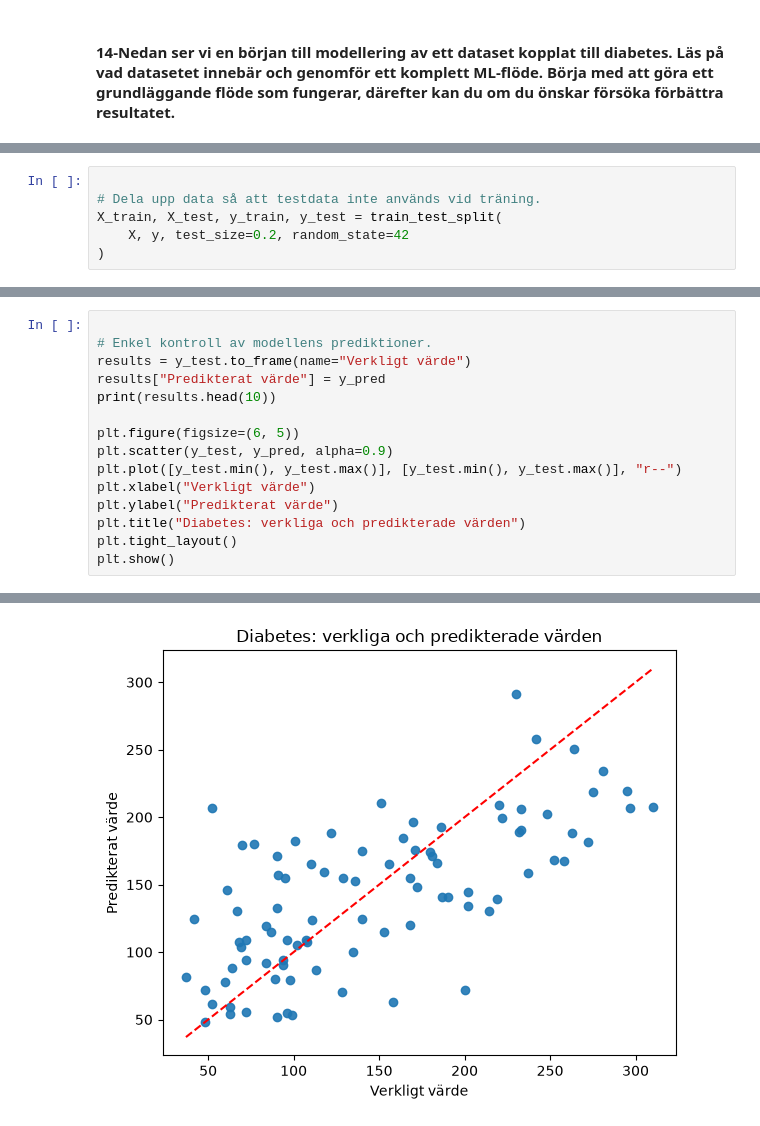
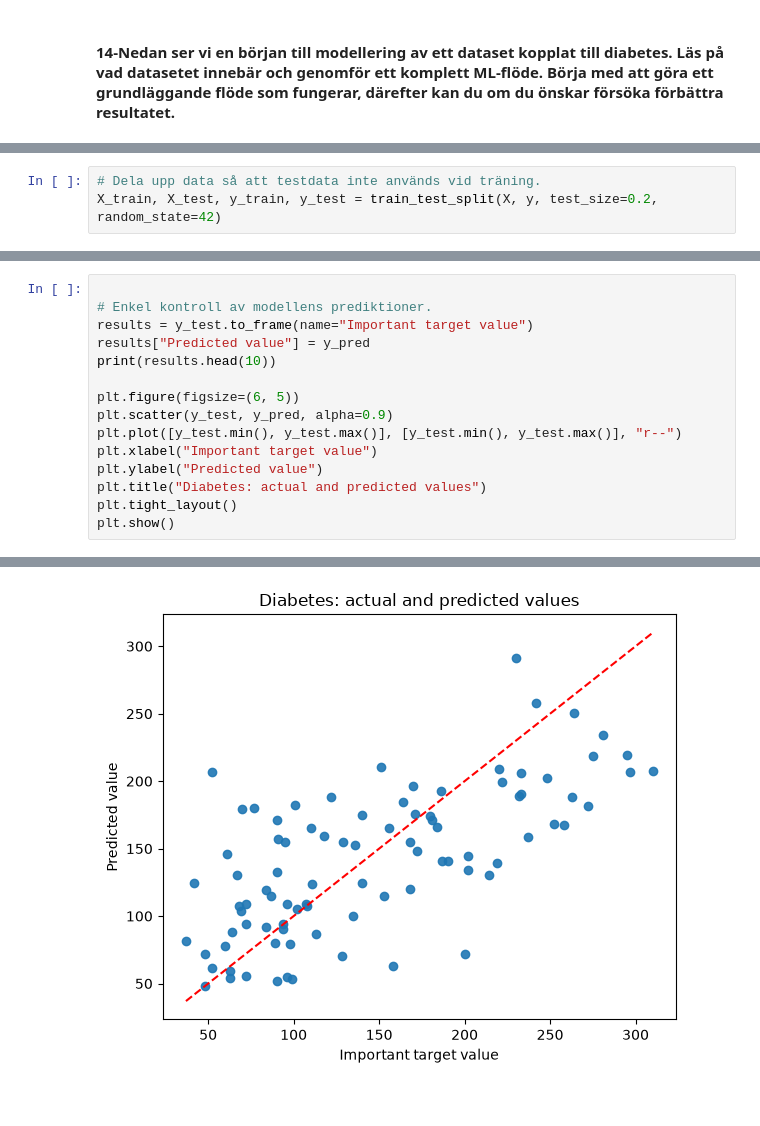
Before and after one commit to FatimaAlMurtadha/MyFirstML, a Jupyter notebook: ÖvningsUppgifterFatima/Kapetal-3/diabetes_DS_ML.ipynb, the cells around one changed output, grey strips where cells are left out. Saved outputs shown, nothing was run; the diff lists cells and outputs as text.

```diff
--- a/ÖvningsUppgifterFatima/Kapetal-3/diabetes_DS_ML.ipynb
+++ b/ÖvningsUppgifterFatima/Kapetal-3/diabetes_DS_ML.ipynb
@@ -56,8 +60,5 @@ Name: target, dtype: float64
 # %%
-
 # Dela upp data så att testdata inte används vid träning.
-X_train, X_test, y_train, y_test = train_test_split(
-    X, y, test_size=0.2, random_state=42
-)
+X_train, X_test, y_train, y_test = train_test_split(X, y, test_size=0.2, random_state=42)
 # %%
 
@@ -79,16 +80,16 @@ R²: 0.45
 # %%
 
 # Enkel kontroll av modellens prediktioner.
-results = y_test.to_frame(name="Verkligt värde")
-results["Predikterat värde"] = y_pred
+results = y_test.to_frame(name="Important target value")
+results["Predicted value"] = y_pred
 print(results.head(10))
 
 plt.figure(figsize=(6, 5))
 plt.scatter(y_test, y_pred, alpha=0.9)
 plt.plot([y_test.min(), y_test.max()], [y_test.min(), y_test.max()], "r--")
-plt.xlabel("Verkligt värde")
-plt.ylabel("Predikterat värde")
-plt.title("Diabetes: verkliga och predikterade värden")
+plt.xlabel("Important target value")
+plt.ylabel("Predicted value")
+plt.title("Diabetes: actual and predicted values")
 plt.tight_layout()
 plt.show()
 # %% [output]
@@ -106 +107 @@ plt.show()
-[figure, old version]
+[figure, new version]
```
Also changed, not shown: parts of 8 cells of this notebook.
